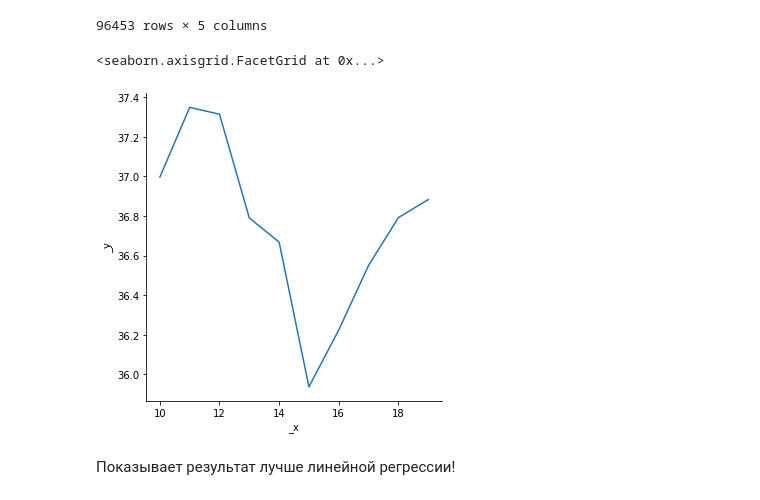
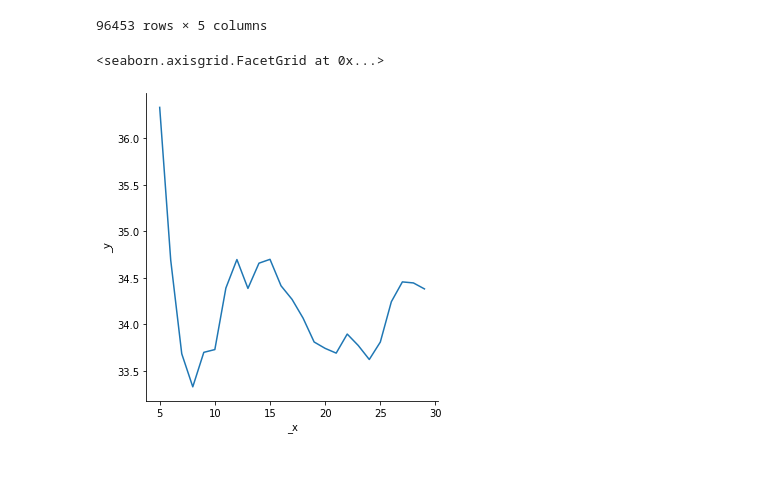
Before and after one commit to shehamane/kurilib-ml, a Jupyter notebook: metric methods.ipynb, the cells around one changed output. Saved outputs shown, nothing was run; the diff lists cells and outputs as text; code cells hidden in the pictures; blank space fills up the shorter version.

```diff
--- a/metric methods.ipynb
+++ b/metric methods.ipynb
@@ -162,17 +162,15 @@ weather_ds
 # %%
 from quality_functional import MSE
 from metric_methods import kNearestNeighbors
 
 MSEs = []
 
-for k in range(10, 20):
+for k in range(5, 30):
     kernel_knn = kNearestNeighbors(k, X_train, y_train,
                                       choice_method='kernel-regression', window_width=1)
     y_pred = kernel_knn.predict(X_test)
     MSEs.append(MSE.get_loss(y_test, y_pred))
-sns.relplot(x=list(range(10, 20)), y=MSEs, kind='line')
+sns.relplot(x=list(range(5, 30)), y=MSEs, kind='line')
 # %% [output]
 <seaborn.axisgrid.FacetGrid at 0x...>
-[figure, old version]
+[figure, new version]
-# %% [markdown]
-Показывает результат лучше линейной регрессии!
```
Also changed, not shown: parts of 2 cells of this notebook.
